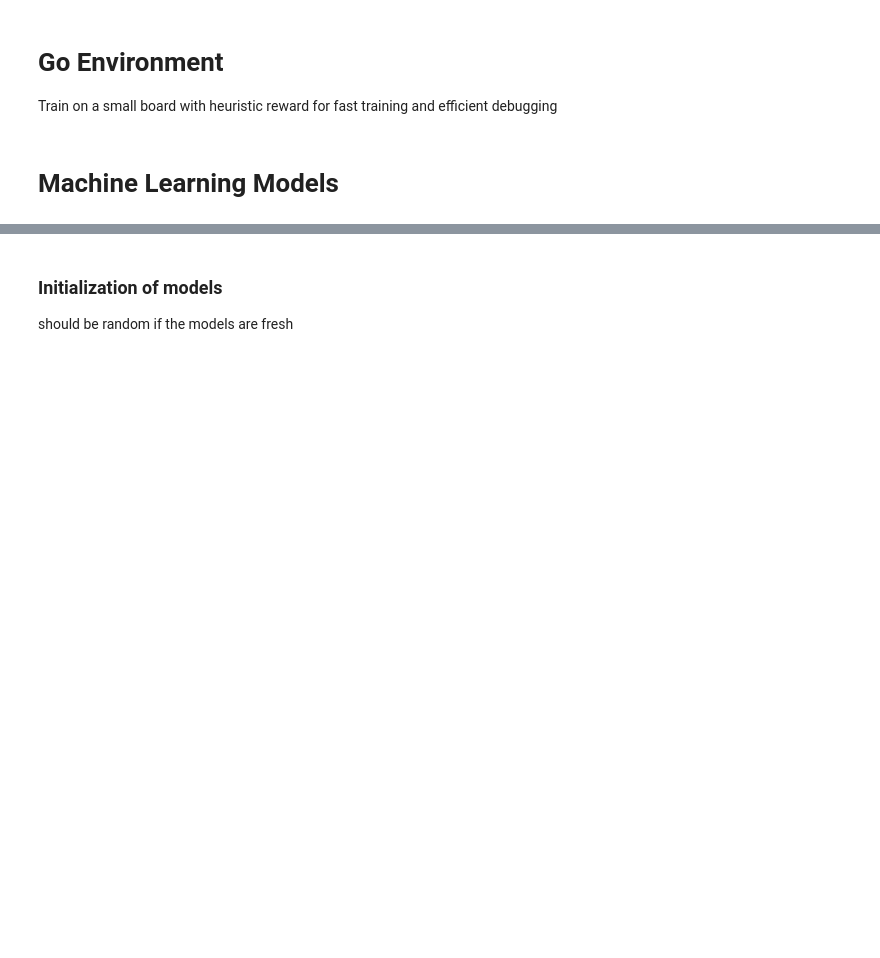
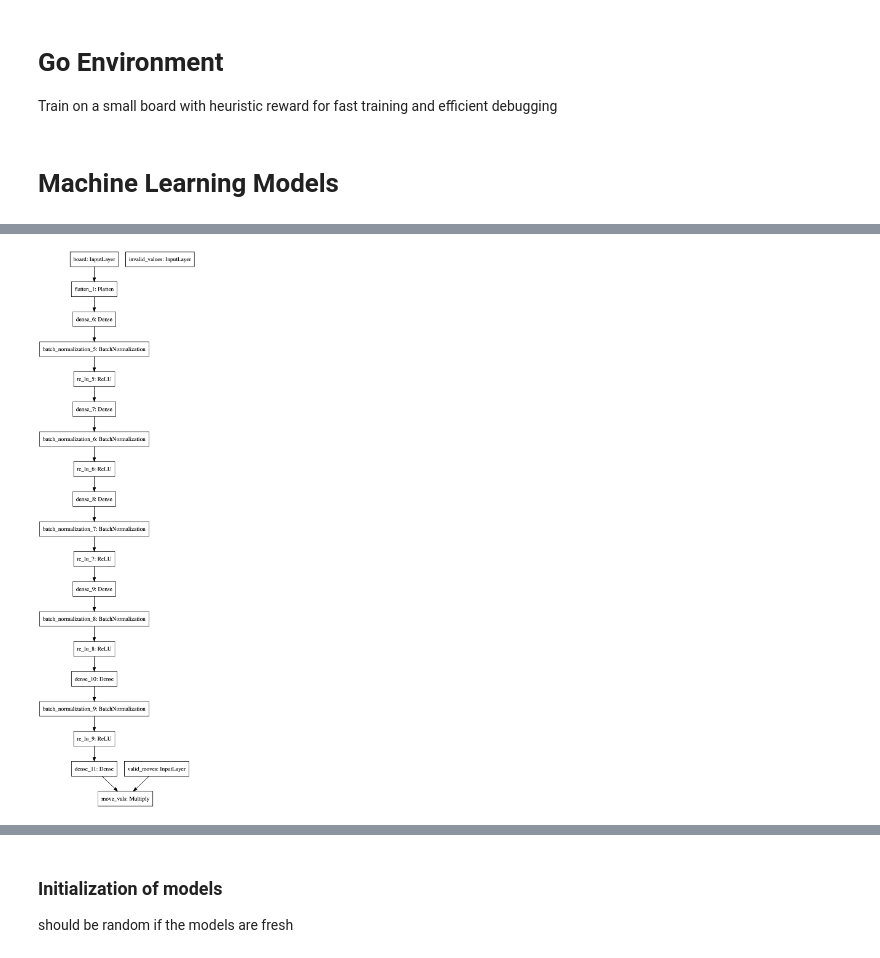
Before and after one commit to huangeddie/Go-AI, a Jupyter notebook: actor_critic.ipynb, the cells around one changed output, grey strips where cells are left out. Cells and saved outputs as stored; diff of their text form; code cells hidden in the pictures; blank space fills up the shorter version.

```diff
--- a/actor_critic.ipynb
+++ b/actor_critic.ipynb
@@ -120,6 +125,10 @@ Non-trainable params: 5,988
 __________________________________________________________________________________________________
 # %%
 critic = make_actor_critic('critic')
+# %%
+tf.keras.utils.plot_model(critic)
+# %% [output]
+[figure, added]
 # %%
 critic.summary()
 # %% [output]
```
Also changed, not shown: parts of 11 cells of this notebook.
